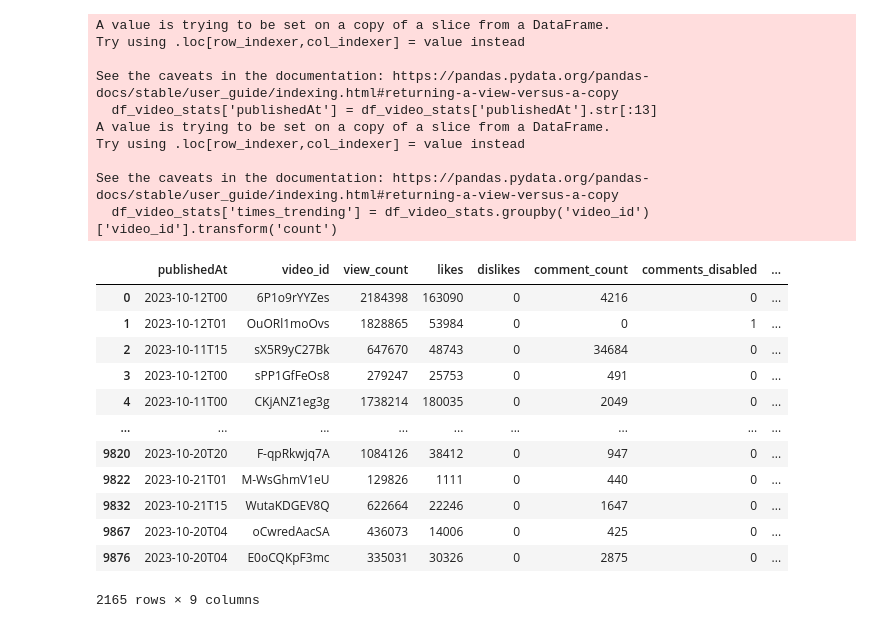
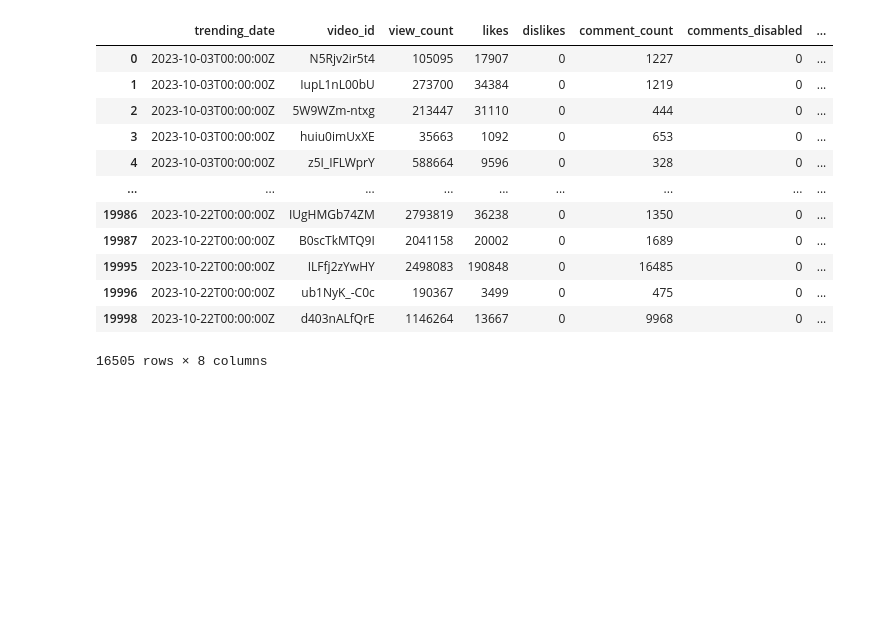
Before and after one commit to davidlin4171/YouPredict, a Jupyter notebook: sql_tables/createsql.ipynb, the cells around one changed output. Saved outputs shown, nothing was run; the diff lists cells and outputs as text; code cells hidden in the pictures; blank space fills up the shorter version.

```diff
--- a/sql_tables/createsql.ipynb
+++ b/sql_tables/createsql.ipynb
@@ -104,37 +110,26 @@ df_video
 # %%
 # table for stats at published date
 
-df_video_stats = df_merged[['publishedAt', 'video_id', 'view_count', 'likes', 'dislikes', 'comment_count', 'comments_disabled', 'ratings_disabled']]
-df_video_stats['publishedAt'] = df_video_stats['publishedAt'].str[:13]
-df_video_stats['times_trending'] = df_video_stats.groupby('video_id')['video_id'].transform('count')
-df_video_stats = df_video_stats.drop_duplicates(subset=['publishedAt', 'video_id'])
+df_video_stats = df_merged[['trending_date',  'video_id', 'view_count', 'likes', 'dislikes', 'comment_count', 'comments_disabled', 'ratings_disabled']]
+#df_video_stats['times_trending'] = df_video_stats.groupby('video_id')['video_id'].transform('count')
+df_video_stats = df_video_stats.drop_duplicates(subset=['trending_date', 'video_id'])
 df_video_stats['comments_disabled'] = df_video_stats['comments_disabled'].astype(int)
 df_video_stats['ratings_disabled'] = df_video_stats['ratings_disabled'].astype(int)
 df_video_stats
 # %% [output]
+|  | trending_date | video_id | view_count | likes | dislikes | comment_count | comments_disabled | ... |
+| 0 | 2023-10-03T00:00:00Z | N5Rjv2ir5t4 | 105095 | 17907 | 0 | 1227 | 0 | ... |
+| 1 | 2023-10-03T00:00:00Z | IupL1nL00bU | 273700 | 34384 | 0 | 1219 | 0 | ... |
+| 2 | 2023-10-03T00:00:00Z | 5W9WZm-ntxg | 213447 | 31110 | 0 | 444 | 0 | ... |
+| 3 | 2023-10-03T00:00:00Z | huiu0imUxXE | 35663 | 1092 | 0 | 653 | 0 | ... |
+| 4 | 2023-10-03T00:00:00Z | z5I_IFLWprY | 588664 | 9596 | 0 | 328 | 0 | ... |
+| ... | ... | ... | ... | ... | ... | ... | ... | ... |
+| 19986 | 2023-10-22T00:00:00Z | IUgHMGb74ZM | 2793819 | 36238 | 0 | 1350 | 0 | ... |
+| 19987 | 2023-10-22T00:00:00Z | B0scTkMTQ9I | 2041158 | 20002 | 0 | 1689 | 0 | ... |
+| 19995 | 2023-10-22T00:00:00Z | ILFfj2zYwHY | 2498083 | 190848 | 0 | 16485 | 0 | ... |
+| 19996 | 2023-10-22T00:00:00Z | ub1NyK_-C0c | 190367 | 3499 | 0 | 475 | 0 | ... |
+| 19998 | 2023-10-22T00:00:00Z | d403nALfQrE | 1146264 | 13667 | 0 | 9968 | 0 | ... |
-A value is trying to be set on a copy of a slice from a DataFrame.
-Try using .loc[row_indexer,col_indexer] = value instead
-
-See the caveats in the documentation: https://pandas.pydata.org/pandas-docs/stable/user_guide/indexing.html#returning-a-view-versus-a-copy
-  df_video_stats['publishedAt'] = df_video_stats['publishedAt'].str[:13]
-A value is trying to be set on a copy of a slice from a DataFrame.
-Try using .loc[row_indexer,col_indexer] = value instead
-
-See the caveats in the documentation: https://pandas.pydata.org/pandas-docs/stable/user_guide/indexing.html#returning-a-view-versus-a-copy
-  df_video_stats['times_trending'] = df_video_stats.groupby('video_id')['video_id'].transform('count')
+16505 rows × 8 columns
-|  | publishedAt | video_id | view_count | likes | dislikes | comment_count | comments_disabled | ... |
-| 0 | 2023-10-12T00 | 6P1o9rYYZes | 2184398 | 163090 | 0 | 4216 | 0 | ... |
-| 1 | 2023-10-12T01 | OuORl1moOvs | 1828865 | 53984 | 0 | 0 | 1 | ... |
-| 2 | 2023-10-11T15 | sX5R9yC27Bk | 647670 | 48743 | 0 | 34684 | 0 | ... |
-| 3 | 2023-10-12T00 | sPP1GfFeOs8 | 279247 | 25753 | 0 | 491 | 0 | ... |
-| 4 | 2023-10-11T00 | CKjANZ1eg3g | 1738214 | 180035 | 0 | 2049 | 0 | ... |
-| ... | ... | ... | ... | ... | ... | ... | ... | ... |
-| 9820 | 2023-10-20T20 | F-qpRkwjq7A | 1084126 | 38412 | 0 | 947 | 0 | ... |
-| 9822 | 2023-10-21T01 | M-WsGhmV1eU | 129826 | 1111 | 0 | 440 | 0 | ... |
-| 9832 | 2023-10-21T15 | WutaKDGEV8Q | 622664 | 22246 | 0 | 1647 | 0 | ... |
-| 9867 | 2023-10-20T04 | oCwredAacSA | 436073 | 14006 | 0 | 425 | 0 | ... |
-| 9876 | 2023-10-20T04 | E0oCQKpF3mc | 335031 | 30326 | 0 | 2875 | 0 | ... |
-2165 rows × 9 columns
 # %%
 df_country = df_merged[['countryName', 'countryCode']].drop_duplicates()
 df_country
```
Also changed, not shown: parts of 15 cells of this notebook, 3 other files.
